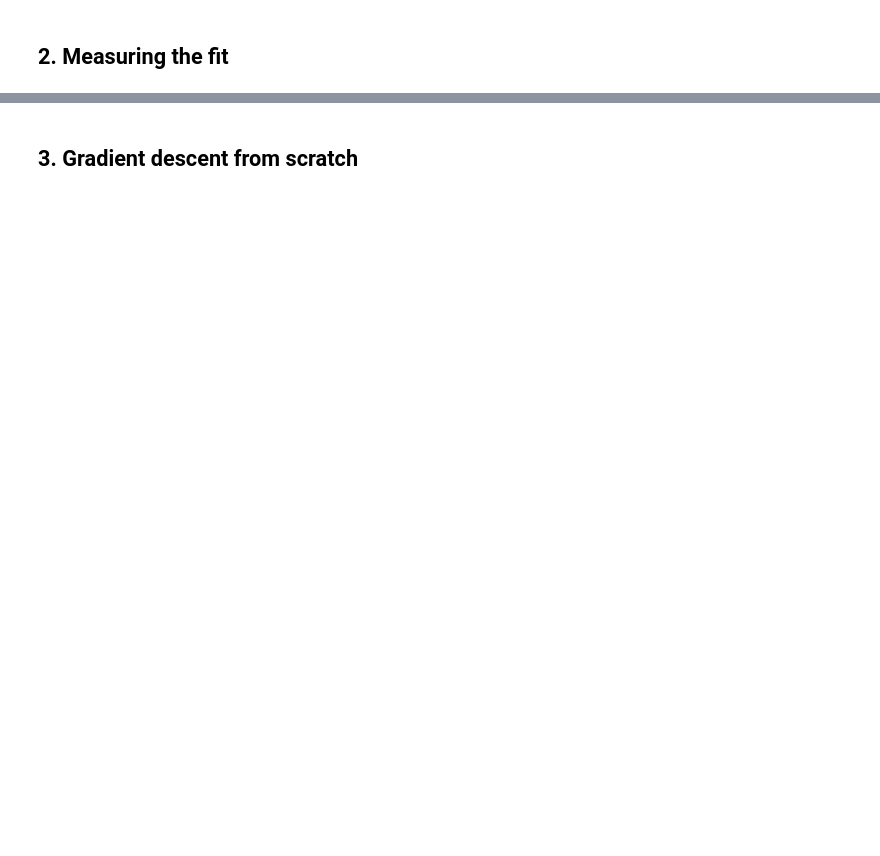
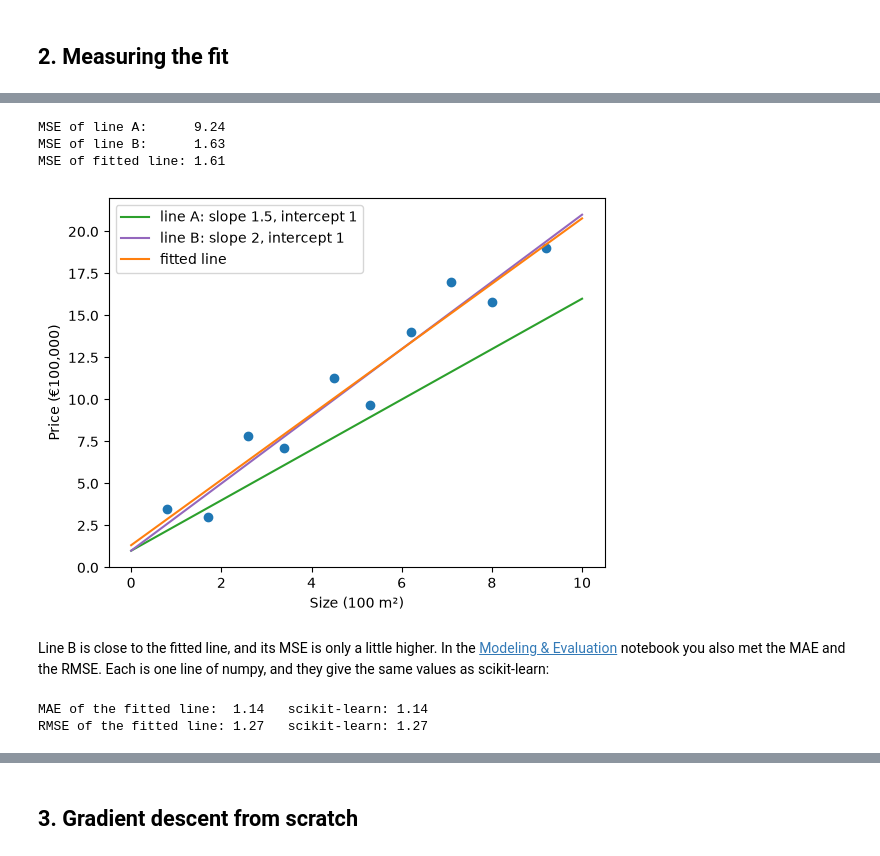
Before and after one commit to BredaUniversityADSAI/introduction-to-ml, a Jupyter notebook: self-study/_012_linear_regression.ipynb, the cells around one changed output, grey strips where cells are left out. Saved outputs shown, nothing was run; the diff lists cells and outputs as text; code cells hidden in the pictures; blank space fills up the shorter version.

```diff
--- a/self-study/_012_linear_regression.ipynb
+++ b/self-study/_012_linear_regression.ipynb
@@ -147,0 +125,37 @@ One house out of eleven raises the MAE by about 60%, and more than doubles the R
+# %%
+def mse(y, y_pred):
+    return np.mean((y - y_pred) ** 2)
+
+plt.figure(dpi=100)
+plt.scatter(x, y)
+plt.plot(x_line, 1.5 * x_line + 1, color='tab:green', label='line A: slope 1.5, intercept 1')
+plt.plot(x_line, 2 * x_line + 1, color='tab:purple', label='line B: slope 2, intercept 1')
+plt.plot(x_line, model.predict(x_line.reshape(-1, 1)), color='tab:orange', label='fitted line')
+plt.xlabel('Size (100 m²)')
+plt.ylabel('Price (€100,000)')
+plt.legend()
+
+print(f"MSE of line A:      {mse(y, 1.5 * x + 1):.2f}")
+print(f"MSE of line B:      {mse(y, 2 * x + 1):.2f}")
+print(f"MSE of fitted line: {mse(y, y_pred):.2f}")
+# %% [output]
+MSE of line A:      9.24
+MSE of line B:      1.63
+MSE of fitted line: 1.61
+[figure, added]
+# %% [markdown]
+Line B is close to the fitted line, and its MSE is only a little higher. In the [Modeling & Evaluation](007_modeling_and_evaluation.ipynb) notebook you also met the MAE and the RMSE. Each is one line of numpy, and they give the same values as scikit-learn:
+# %%
+from sklearn.metrics import mean_absolute_error, mean_squared_error
+
+def mae(y, y_pred):
+    return np.mean(np.abs(y - y_pred))
+
+def rmse(y, y_pred):
+    return np.sqrt(mse(y, y_pred))
+
+print(f"MAE of the fitted line:  {mae(y, y_pred):.2f}   scikit-learn: {mean_absolute_error(y, y_pred):.2f}")
+print(f"RMSE of the fitted line: {rmse(y, y_pred):.2f}   scikit-learn: {np.sqrt(mean_squared_error(y, y_pred)):.2f}")
+# %% [output]
+MAE of the fitted line:  1.14   scikit-learn: 1.14
+RMSE of the fitted line: 1.27   scikit-learn: 1.27
```
Also changed, not shown: parts of 103 cells of this notebook.
